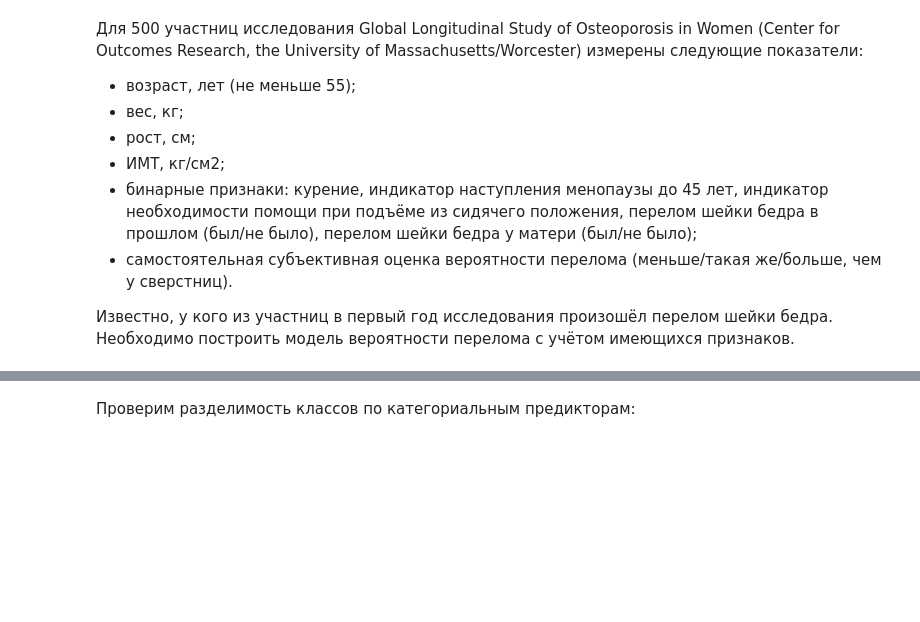
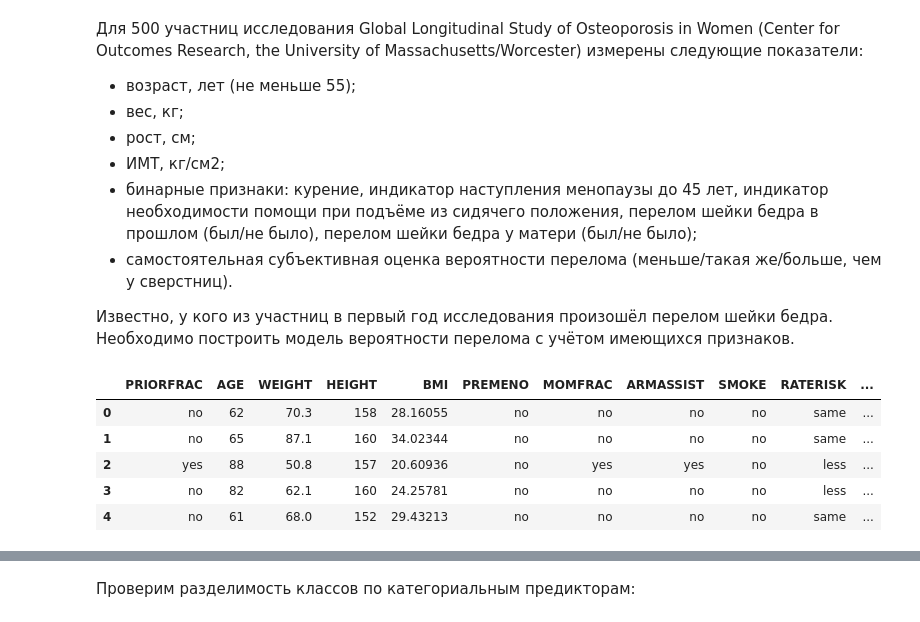
Before and after one commit to andriygav/PSAD, a Jupyter notebook: seminars/sem8/main.ipynb, the cells around one changed output, grey strips where cells are left out. Cells and saved outputs as stored; diff of their text form; code cells hidden in the pictures; blank space fills up the shorter version.

```diff
--- a/seminars/sem8/main.ipynb
+++ b/seminars/sem8/main.ipynb
@@ -162,7 +357,14 @@ model.summary2()
 
 Известно, у кого из участниц в первый год исследования произошёл перелом шейки бедра. Необходимо построить модель вероятности перелома с учётом имеющихся признаков.
 # %%
-data = pd.read_csv('data/GLOW500.txt', delimiter='\t')
+data = pd.read_csv('https://raw.githubusercontent.com/andriygav/PSAD/refs/heads/master/seminars/sem8/data/GLOW500.txt', delimiter='\t')
 data.head()
+# %% [output]
+|  | PRIORFRAC | AGE | WEIGHT | HEIGHT | BMI | PREMENO | MOMFRAC | ARMASSIST | SMOKE | RATERISK | ... |
+| 0 | no | 62 | 70.3 | 158 | 28.16055 | no | no | no | no | same | ... |
+| 1 | no | 65 | 87.1 | 160 | 34.02344 | no | no | no | no | same | ... |
+| 2 | yes | 88 | 50.8 | 157 | 20.60936 | no | yes | yes | no | less | ... |
+| 3 | no | 82 | 62.1 | 160 | 24.25781 | no | no | no | no | less | ... |
+| 4 | no | 61 | 68.0 | 152 | 29.43213 | no | no | no | no | same | ... |
 # %%
 _ = sns.pairplot(data, hue='FRACTURE')
```
Also changed, not shown: parts of 35 cells of this notebook.
